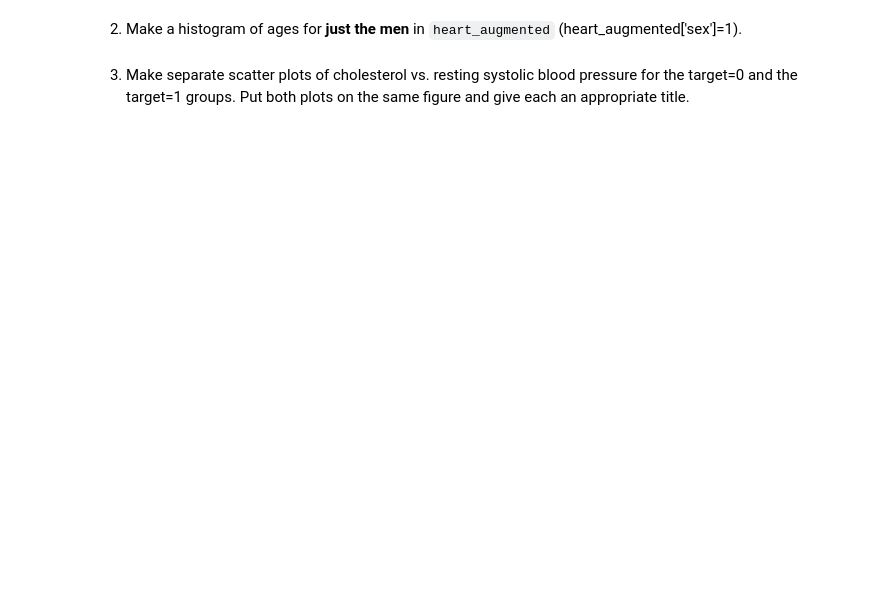
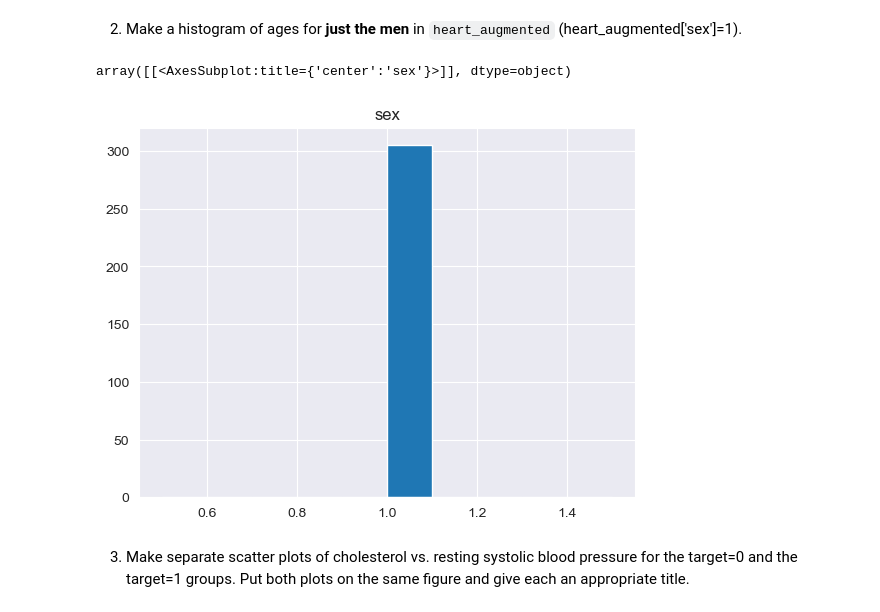
Before and after one commit to janayachristine/DS311-PythonLab-Assignments, a Jupyter notebook: Python-Exercise-2/Python_Lab_Exercise_2.ipynb, the cells around one changed output. Saved outputs shown, nothing was run; the diff lists cells and outputs as text; code cells hidden in the pictures; blank space fills up the shorter version.

```diff
--- a/Python-Exercise-2/Python_Lab_Exercise_2.ipynb
+++ b/Python-Exercise-2/Python_Lab_Exercise_2.ipynb
@@ -240,6 +536,11 @@ heart_augmented.hist(column='chol');
 2. Make a histogram of ages for **just the men** in `heart_augmented` (heart_augmented['sex']=1).
 # %%
 # Enter your code here
+
+heart_augmented.hist(column='sex')
+# %% [output]
+array([[<AxesSubplot:title={'center':'sex'}>]], dtype=object)
+[figure, added]
 # %% [markdown]
 3. Make separate scatter plots of cholesterol vs. resting systolic blood pressure for the target=0 and the target=1 groups. Put both plots on the same figure and give each an appropriate title.
 # %%
```
Also changed, not shown: parts of 42 cells of this notebook, 1 other file.
